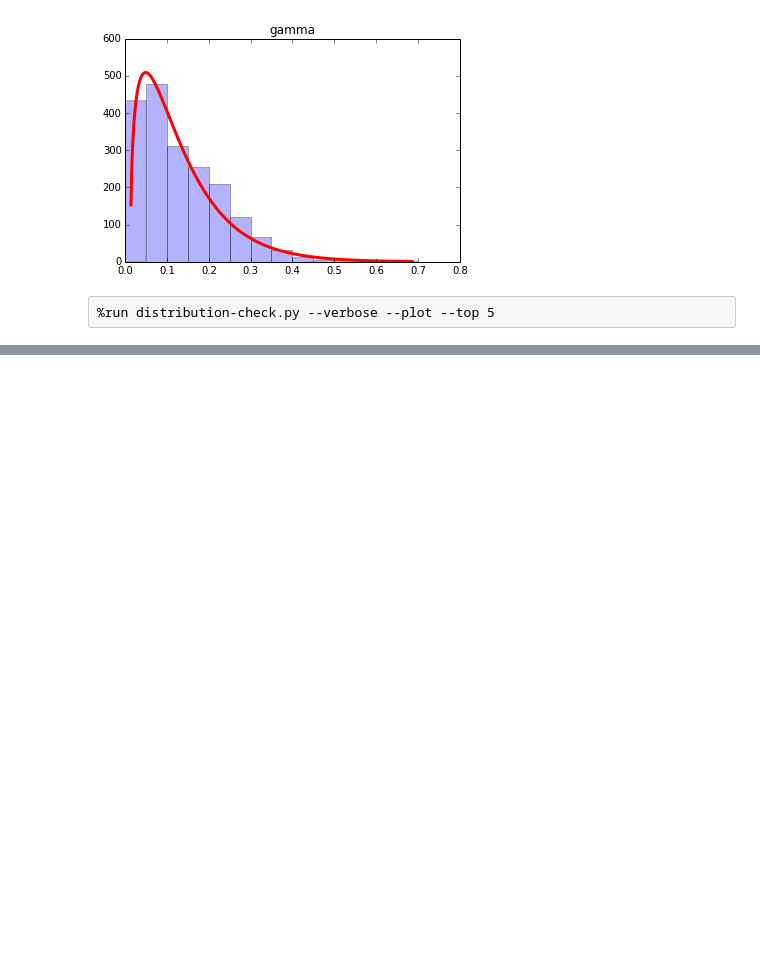
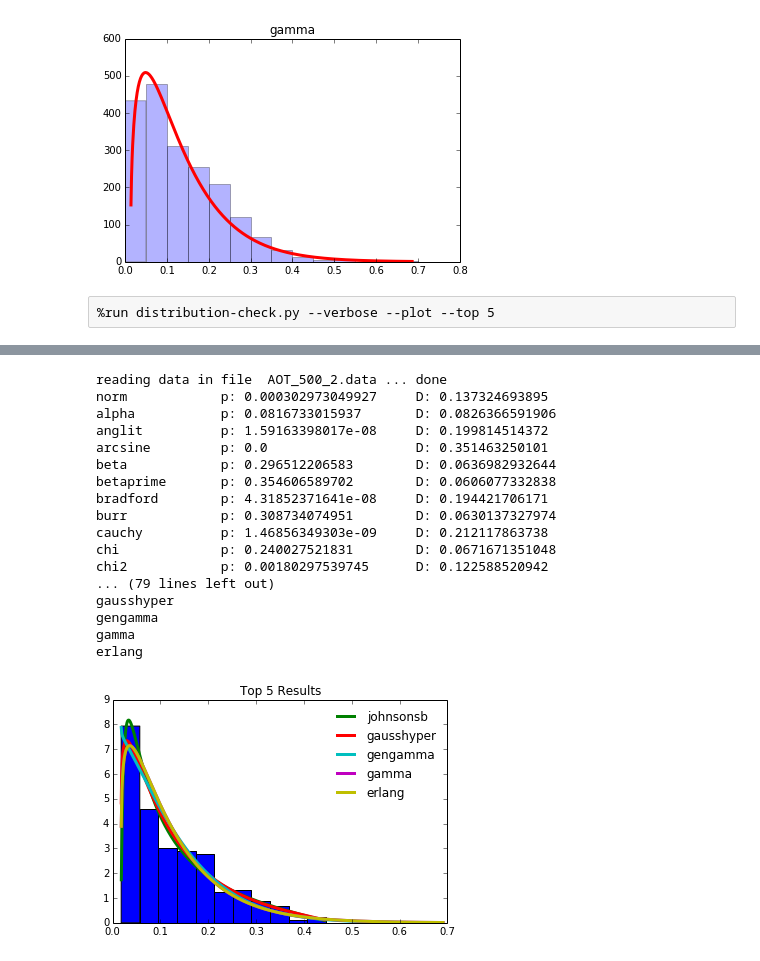
Before and after one commit to Ruben-VV/practica-python, a Jupyter notebook: iPython Notebook/aerosoles_Murcia.ipynb, the cells around one changed output, grey strips where cells are left out. Cells and saved outputs as stored; diff of their text form; code cells hidden in the pictures; blank space fills up the shorter version.

Commit message:
añadido datos para la media diaria

```diff
--- a/iPython Notebook/aerosoles_Murcia.ipynb
+++ b/iPython Notebook/aerosoles_Murcia.ipynb
@@ -532,0 +540,38 @@ Top 5
+# %%
+file_aeronet_Murcia = '/spred/pn32/Renovables/Red/Aeronet/lev15/130101_131231_Murcia.lev15'
+df_out_Murcia_2 = extract_aeronet_data(file_aeronet_Murcia)
+df_out_Murcia_2['month'] = df_out_Murcia_2.index.month
+df_out_Murcia_2['day'] = df_out_Murcia_2.index.day
+# Diary mean
+df_out_Murcia_2 = df_out_Murcia_2.resample('D', how='mean').dropna()
+#df_out_Murcia_2 = df_out_Murcia_2.resample('D', how='mean').dropna(subset = ['AOT_500'])
+
+
+aodMen_Murcia = [df_out_Murcia_2[df_out_Murcia_2['month']==i]['AOT_500'].mean() for i in range(1,13)]
+dataAODmen_Murcia = [len(df_out_Murcia_2[df_out_Murcia_2['month']==i]['AOT_500']) for i in range(1,13)]
+df_Murcia_2 = pd.DataFrame({'AODmean_Murcia':aodMen_Murcia, 'number of AOD data':dataAODmen_Murcia })
+
+x = df_out_Murcia_2['AOT_500'].values
+
+#Calculo de los Intervalos de Confianza del Bootstraping y la distribucion Normal
+lista_Murcia = [df_out_Murcia_2[df_out_Murcia_2['month']==i]['AOT_500'].values for i in range(1,13)]
+errlow, errhigh = [], []
+errlowN, errhighN = [], []
+for i in xrange(len(lista_Murcia)):
+    low_mean, high_mean, stat_mean = bootstrap(lista_Murcia[i], 10000, 0.05, np.mean)
+    errlow.append(low_mean)
+    errhigh.append(high_mean)
+    norm_mean = icnorm_media(lista_Murcia[i])
+    low_nmean = norm_mean.loc['ICm1'].values[0]
+    high_nmean = norm_mean.loc['ICm2'].values[0]
+    errlowN.append(low_nmean)
+    errhighN.append(high_nmean)
+df_2 = df_Murcia_2.copy()
+df_2['errlo'], df_2['errhi'] = errlow, errhigh
+df_2['errloN'], df_2['errhiN'] = errlowN, errhighN
+
+df_2['difflo'] = df_2['errlo'] - df_2['errloN']
+df_2['diffhi'] = df_2['errhi'] - df_2['errhiN']
+df_2['low%'] = df_2['difflo']/df_2['errlo'] *100
+df_2['high%'] = df_2['diffhi']/df_2['errhi'] *100
+df_2
@@ -532,0 +657,22 @@ Top 5
+# %%
+df_out_Murcia_2.to_csv('AOT_500_2.data', sep='\n', cols=['AOT_500'], index=False,header=False)
+%run distribution-check.py --file AOT_500_2.data --verbose --plot --top 5
+# %% [output]
+reading data in file  AOT_500_2.data ... done
+norm            p: 0.000302973049927     D: 0.137324693895
+alpha           p: 0.0816733015937       D: 0.0826366591906
+anglit          p: 1.59163398017e-08     D: 0.199814514372
+arcsine         p: 0.0                   D: 0.351463250101
+beta            p: 0.296512206583        D: 0.0636982932644
+betaprime       p: 0.354606589702        D: 0.0606077332838
+bradford        p: 4.31852371641e-08     D: 0.194421706171
+burr            p: 0.308734074951        D: 0.0630137327974
+cauchy          p: 1.46856349303e-09     D: 0.212117863738
+chi             p: 0.240027521831        D: 0.0671671351048
+chi2            p: 0.00180297539745      D: 0.122588520942
+... (79 lines left out)
+gausshyper
+gengamma
+gamma
+erlang
+[figure, added]
```
Also changed, not shown: parts of 13 cells of this notebook, 4 other files.
